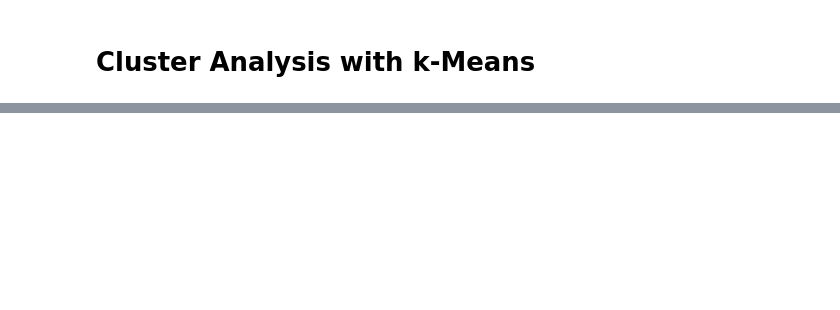
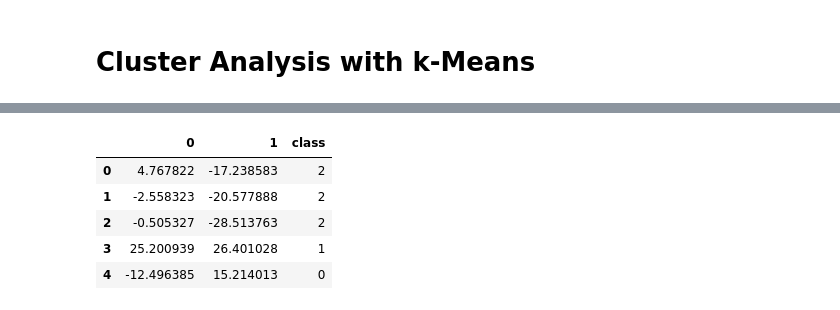
Before and after one commit to lekpix/Cryptocurrency-Clusters, a Jupyter notebook: Cryptocurrency.ipynb, the cells around one changed output, grey strips where cells are left out. Drawn from its saved outputs; the diff is of its cells as text; code cells hidden in the pictures; blank space fills up the shorter version.

```diff
--- a/Cryptocurrency.ipynb
+++ b/Cryptocurrency.ipynb
@@ -171,0 +186,20 @@ plt.show()
+# %%
+# Initialize the K-Means model
+model = KMeans(n_clusters=4, random_state=42)
+
+# Train the model
+model.fit(New_df)
+
+# Predict clusters
+predictions = model.predict(New_df)
+
+# Create return DataFrame with predicted clusters
+New_df["class"] = model.labels_
+New_df.head()
+# %% [output]
+|  | 0 | 1 | class |
+| 0 | 4.767822 | -17.238583 | 2 |
+| 1 | -2.558323 | -20.577888 | 2 |
+| 2 | -0.505327 | -28.513763 | 2 |
+| 3 | 25.200939 | 26.401028 | 1 |
+| 4 | -12.496385 | 15.214013 | 0 |
```
Also changed, not shown: parts of 11 cells of this notebook.
